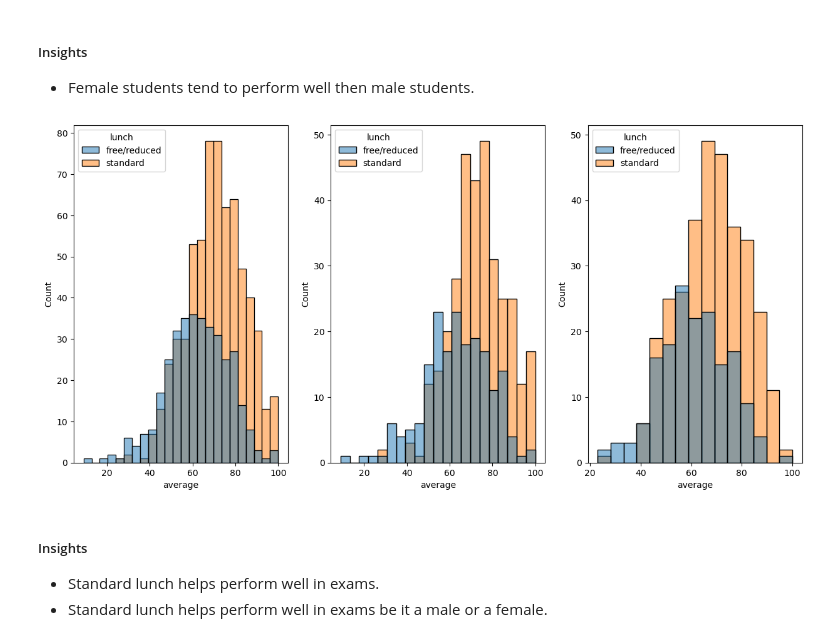
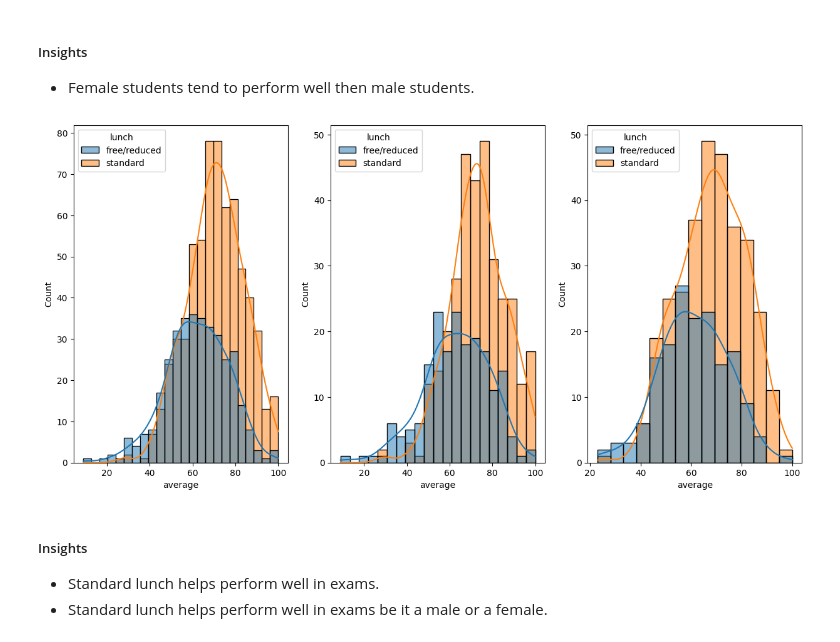
Before and after one commit to matcgoes/mlproject, a Jupyter notebook: notebooks/1 . EDA STUDENT PERFORMANCE .ipynb, the cells around one changed output. Cells and saved outputs as stored; diff of their text form; code cells hidden in the pictures.

```diff
--- a/notebooks/1 . EDA STUDENT PERFORMANCE .ipynb
+++ b/notebooks/1 . EDA STUDENT PERFORMANCE .ipynb
@@ -287,15 +287,15 @@ plt.show()
 # %%
 fig, axes = plt.subplots(1,3,figsize=(15,7))
 
-sns.histplot(data=df.sort_values(by='lunch'), ax=axes[0], x='average', fill=True, hue='lunch')
+sns.histplot(data=df.sort_values(by='lunch'), ax=axes[0], x='average', kde=True, hue='lunch')
 
-sns.histplot(data=df[df['gender']=='female'].sort_values(by='lunch'),ax=axes[1], x='average', fill=True, hue='lunch')
+sns.histplot(data=df[df['gender']=='female'].sort_values(by='lunch'),ax=axes[1], x='average', kde=True, hue='lunch')
 
-sns.histplot(data=df[df['gender']=='male'].sort_values(by='lunch'), ax=axes[2],x='average', fill=True, hue='lunch')
+sns.histplot(data=df[df['gender']=='male'].sort_values(by='lunch'), ax=axes[2],x='average', kde=True, hue='lunch')
 
 plt.show()
 # %% [output]
-[figure, old version]
+[figure, new version]
 # %% [markdown]
 #####  Insights
 - Standard lunch helps perform well in exams.
```
Also changed, not shown: parts of 7 cells of this notebook.
